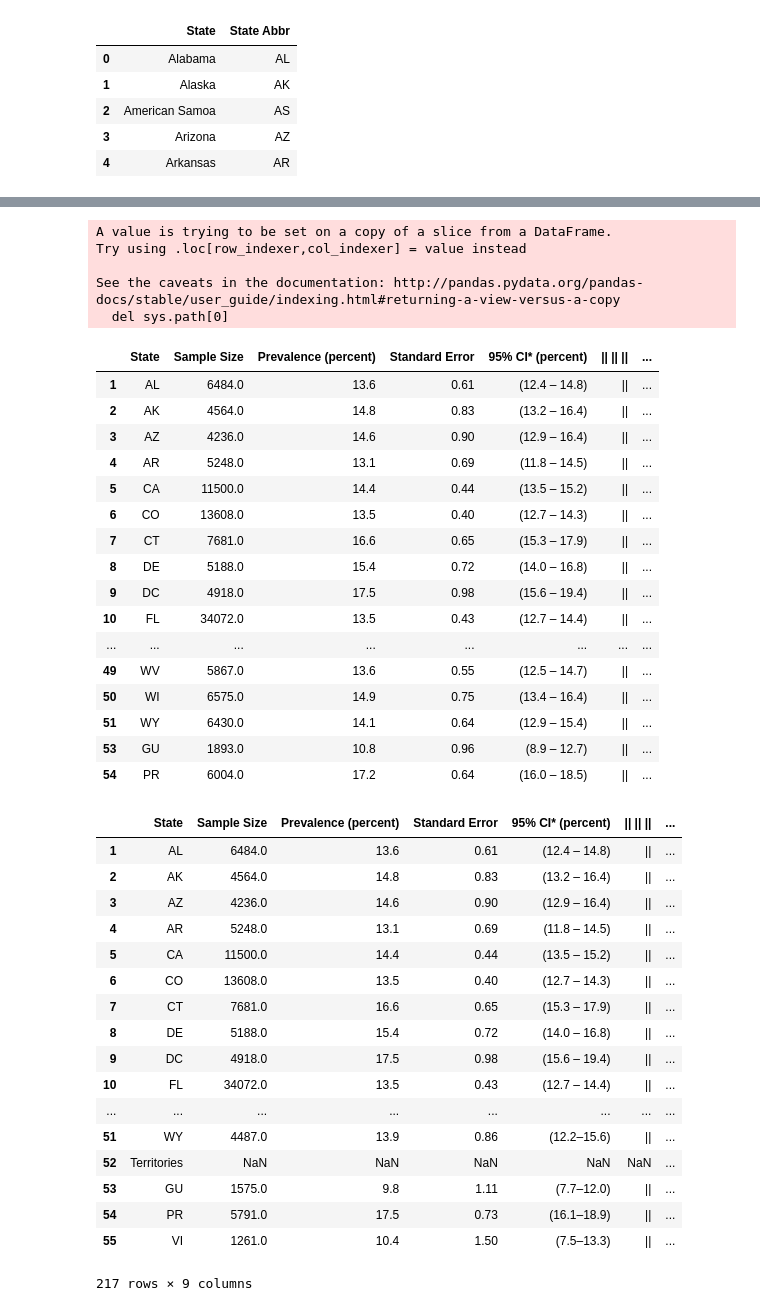
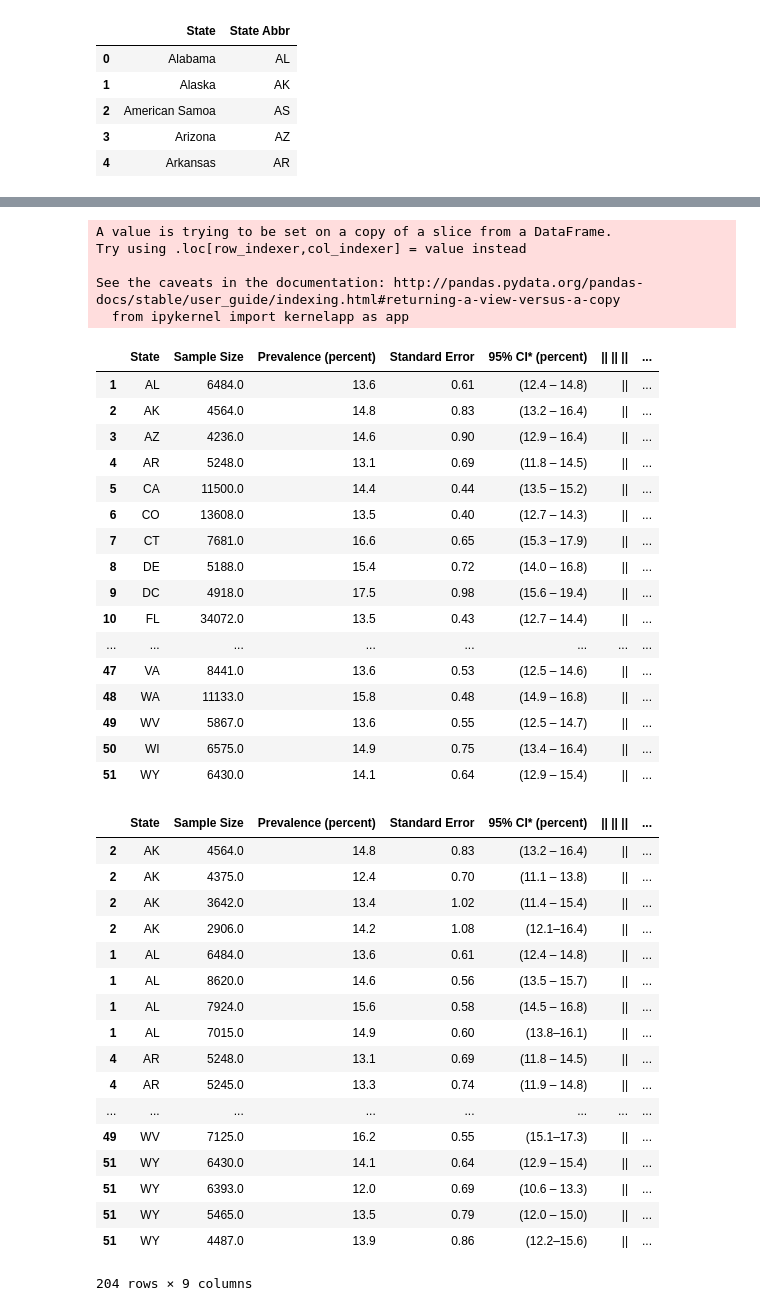
Before and after one commit to emilou1981/ETL-Project, a Jupyter notebook: Asthma.ipynb, the cells around one changed output, grey strips where cells are left out. Drawn from its saved outputs; the diff is of its cells as text; code cells hidden in the pictures.

Commit message:
uodates to Asthma

```diff
--- a/Asthma.ipynb
+++ b/Asthma.ipynb
@@ -32,9 +32,12 @@ asthma_2016 =df_asthma_2016.iloc[1:]
 
 asthma_2016 = asthma_2016.rename(columns={'Sample Size §':'Sample Size'})
 asthma_2016.drop(asthma_2016.index[51], inplace=True)
+asthma_2016.drop(asthma_2016.index[53], inplace=True)
+asthma_2016.drop(asthma_2016.index[52], inplace=True)
+asthma_2016.drop(asthma_2016.index[51], inplace=True)
 
 asthma_2016['Year']='2016'
-asthma_2016.head()
+asthma_2016
 # %% [output]
 |  | State | Sample Size | Prevalence (percent) | Standard Error | 95% CI* (percent) | || || || | ... |
 | 1 | AL | 7015.0 | 14.9 | 0.60 | (13.8–16.1) | || | ... |
@@ -52,9 +66,11 @@ df_asthma_2015=df_2015[0]
 
 asthma_2015 =df_asthma_2015.iloc[1:]
 asthma_2015.drop(asthma_2015.index[51], inplace=True)
+asthma_2015.drop(asthma_2015.index[51], inplace=True)
+asthma_2015.drop(asthma_2015.index[51], inplace=True)
 
 asthma_2015['Year']='2015'
-asthma_2015.head()
+asthma_2015
 # %% [output]
 A value is trying to be set on a copy of a slice from a DataFrame.
 Try using .loc[row_indexer,col_indexer] = value instead
@@ -77,6 +104,8 @@ df_asthma_2014=df_2014[0]
 
 asthma_2014 =df_asthma_2014.iloc[1:]
 asthma_2014.drop(asthma_2014.index[51], inplace=True)
+asthma_2014.drop(asthma_2014.index[51], inplace=True)
+asthma_2014.drop(asthma_2014.index[51], inplace=True)
 
 asthma_2014['Year']='2014'
 asthma_2014
@@ -114,6 +143,8 @@ df_asthma_2013=df_2013[0]
 asthma_2013 =df_asthma_2013.iloc[1:]
 #asthma_2013[asthma_2013.State != 'Territories']
 asthma_2013.drop(asthma_2013.index[51], inplace=True)
+asthma_2013.drop(asthma_2013.index[51], inplace=True)
+asthma_2013.drop(asthma_2013.index[51], inplace=True)
 #asthma_2013=asthma_2013.drop('Territories')
 
 asthma_2013['Year']='2013'
@@ -123,7 +154,7 @@ A value is trying to be set on a copy of a slice from a DataFrame.
 Try using .loc[row_indexer,col_indexer] = value instead
 
 See the caveats in the documentation: http://pandas.pydata.org/pandas-docs/stable/user_guide/indexing.html#returning-a-view-versus-a-copy
-  del sys.path[0]
+  from ipykernel import kernelapp as app
 |  | State | Sample Size | Prevalence (percent) | Standard Error | 95% CI* (percent) | || || || | ... |
 | 1 | AL | 6484.0 | 13.6 | 0.61 | (12.4 – 14.8) | || | ... |
 | 2 | AK | 4564.0 | 14.8 | 0.83 | (13.2 – 16.4) | || | ... |
@@ -136,30 +167,31 @@ See the caveats in the documentation: http://pandas.pydata.org/pandas-docs/stabl
 | 9 | DC | 4918.0 | 17.5 | 0.98 | (15.6 – 19.4) | || | ... |
 | 10 | FL | 34072.0 | 13.5 | 0.43 | (12.7 – 14.4) | || | ... |
 | ... | ... | ... | ... | ... | ... | ... | ... |
+| 47 | VA | 8441.0 | 13.6 | 0.53 | (12.5 – 14.6) | || | ... |
+| 48 | WA | 11133.0 | 15.8 | 0.48 | (14.9 – 16.8) | || | ... |
 | 49 | WV | 5867.0 | 13.6 | 0.55 | (12.5 – 14.7) | || | ... |
 | 50 | WI | 6575.0 | 14.9 | 0.75 | (13.4 – 16.4) | || | ... |
 | 51 | WY | 6430.0 | 14.1 | 0.64 | (12.9 – 15.4) | || | ... |
-| 53 | GU | 1893.0 | 10.8 | 0.96 | (8.9 – 12.7) | || | ... |
-| 54 | PR | 6004.0 | 17.2 | 0.64 | (16.0 – 18.5) | || | ... |
 # %%
 combined_df=pd.concat([asthma_2013, asthma_2014,asthma_2015, asthma_2016])
+combined_df=combined_df.sort_values(by=['State', 'Year'])
 combined_df
 # %% [output]
 |  | State | Sample Size | Prevalence (percent) | Standard Error | 95% CI* (percent) | || || || | ... |
+| 2 | AK | 4564.0 | 14.8 | 0.83 | (13.2 – 16.4) | || | ... |
+| 2 | AK | 4375.0 | 12.4 | 0.70 | (11.1 – 13.8) | || | ... |
+| 2 | AK | 3642.0 | 13.4 | 1.02 | (11.4 – 15.4) | || | ... |
+| 2 | AK | 2906.0 | 14.2 | 1.08 | (12.1–16.4) | || | ... |
 | 1 | AL | 6484.0 | 13.6 | 0.61 | (12.4 – 14.8) | || | ... |
-| 2 | AK | 4564.0 | 14.8 | 0.83 | (13.2 – 16.4) | || | ... |
-| 3 | AZ | 4236.0 | 14.6 | 0.90 | (12.9 – 16.4) | || | ... |
+| 1 | AL | 8620.0 | 14.6 | 0.56 | (13.5 – 15.7) | || | ... |
+| 1 | AL | 7924.0 | 15.6 | 0.58 | (14.5 – 16.8) | || | ... |
+| 1 | AL | 7015.0 | 14.9 | 0.60 | (13.8–16.1) | || | ... |
 | 4 | AR | 5248.0 | 13.1 | 0.69 | (11.8 – 14.5) | || | ... |
-| 5 | CA | 11500.0 | 14.4 | 0.44 | (13.5 – 15.2) | || | ... |
-| 6 | CO | 13608.0 | 13.5 | 0.40 | (12.7 – 14.3) | || | ... |
-| 7 | CT | 7681.0 | 16.6 | 0.65 | (15.3 – 17.9) | || | ... |
-| 8 | DE | 5188.0 | 15.4 | 0.72 | (14.0 – 16.8) | || | ... |
-| 9 | DC | 4918.0 | 17.5 | 0.98 | (15.6 – 19.4) | || | ... |
-| 10 | FL | 34072.0 | 13.5 | 0.43 | (12.7 – 14.4) | || | ... |
+| 4 | AR | 5245.0 | 13.3 | 0.74 | (11.9 – 14.8) | || | ... |
 | ... | ... | ... | ... | ... | ... | ... | ... |
+| 49 | WV | 7125.0 | 16.2 | 0.55 | (15.1–17.3) | || | ... |
+| 51 | WY | 6430.0 | 14.1 | 0.64 | (12.9 – 15.4) | || | ... |
+| 51 | WY | 6393.0 | 12.0 | 0.69 | (10.6 – 13.3) | || | ... |
+| 51 | WY | 5465.0 | 13.5 | 0.79 | (12.0 – 15.0) | || | ... |
 | 51 | WY | 4487.0 | 13.9 | 0.86 | (12.2–15.6) | || | ... |
-| 52 | Territories | NaN | NaN | NaN | NaN | NaN | ... |
-| 53 | GU | 1575.0 | 9.8 | 1.11 | (7.7–12.0) | || | ... |
-| 54 | PR | 5791.0 | 17.5 | 0.73 | (16.1–18.9) | || | ... |
-| 55 | VI | 1261.0 | 10.4 | 1.50 | (7.5–13.3) | || | ... |
-217 rows × 9 columns
+204 rows × 9 columns
```
Also changed, not shown: parts of 3 cells of this notebook.
